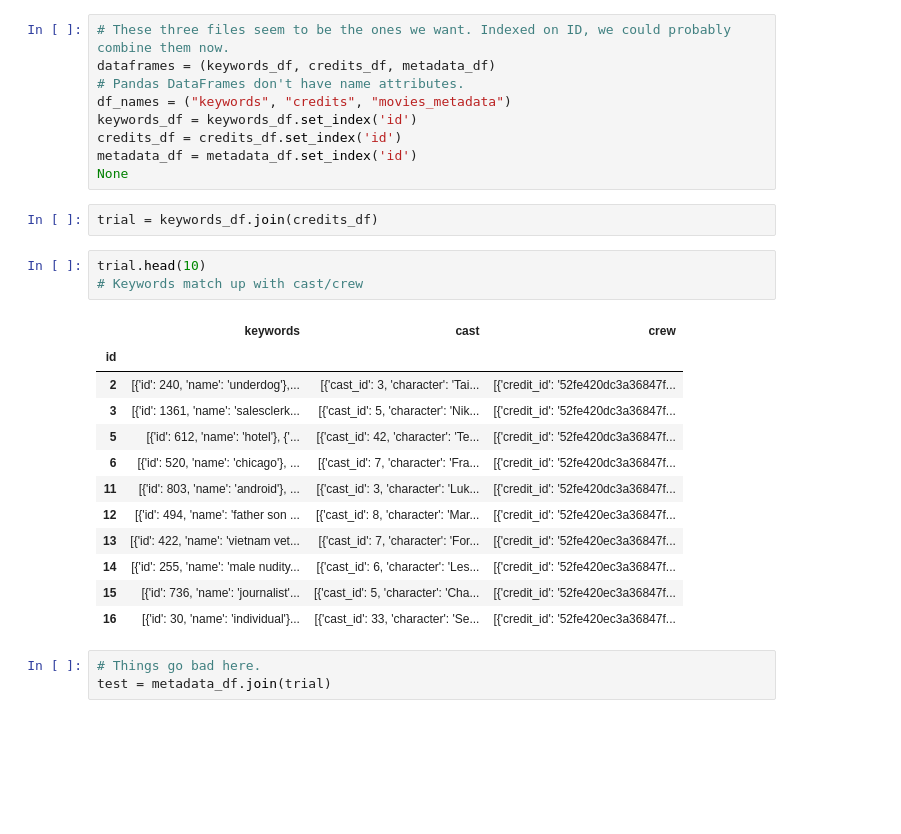
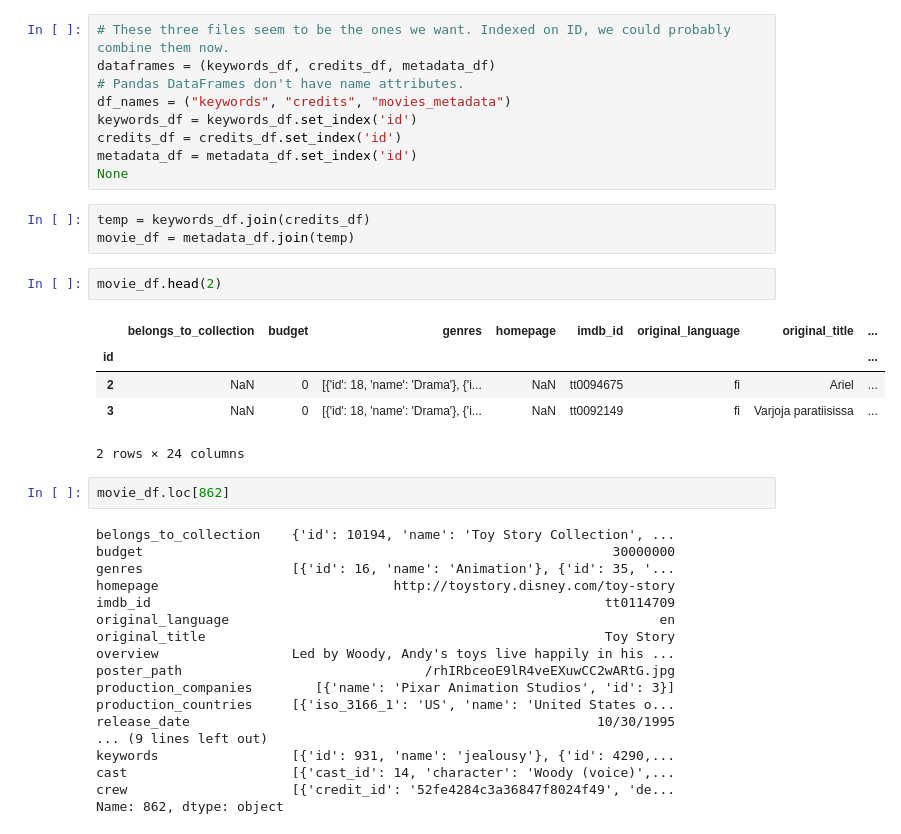
Before and after one commit to christian7137/MovieDataset, a Jupyter notebook: MovieNB_1.ipynb, the cells around one changed output. Cells and saved outputs as stored; diff of their text form; blank space fills up the shorter version.

Commit message:
Merged useful data into movie_df

```diff
--- a/MovieNB_1.ipynb
+++ b/MovieNB_1.ipynb
@@ -95,23 +121,33 @@ credits_df = credits_df.set_index('id')
 metadata_df = metadata_df.set_index('id')
 None
 # %%
-trial = keywords_df.join(credits_df)
+temp = keywords_df.join(credits_df)
+movie_df = metadata_df.join(temp)
-# %%
-trial.head(10)
-# Keywords match up with cast/crew
-# %% [output]
-|  | keywords | cast | crew |
-| id |  |  |  |
-| 2 | [{'id': 240, 'name': 'underdog'},... | [{'cast_id': 3, 'character': 'Tai... | [{'credit_id': '52fe420dc3a36847f... |
-| 3 | [{'id': 1361, 'name': 'salesclerk... | [{'cast_id': 5, 'character': 'Nik... | [{'credit_id': '52fe420dc3a36847f... |
-| 5 | [{'id': 612, 'name': 'hotel'}, {'... | [{'cast_id': 42, 'character': 'Te... | [{'credit_id': '52fe420dc3a36847f... |
-| 6 | [{'id': 520, 'name': 'chicago'}, ... | [{'cast_id': 7, 'character': 'Fra... | [{'credit_id': '52fe420dc3a36847f... |
-| 11 | [{'id': 803, 'name': 'android'}, ... | [{'cast_id': 3, 'character': 'Luk... | [{'credit_id': '52fe420dc3a36847f... |
-| 12 | [{'id': 494, 'name': 'father son ... | [{'cast_id': 8, 'character': 'Mar... | [{'credit_id': '52fe420ec3a36847f... |
-| 13 | [{'id': 422, 'name': 'vietnam vet... | [{'cast_id': 7, 'character': 'For... | [{'credit_id': '52fe420ec3a36847f... |
-| 14 | [{'id': 255, 'name': 'male nudity... | [{'cast_id': 6, 'character': 'Les... | [{'credit_id': '52fe420ec3a36847f... |
-| 15 | [{'id': 736, 'name': 'journalist'... | [{'cast_id': 5, 'character': 'Cha... | [{'credit_id': '52fe420ec3a36847f... |
-| 16 | [{'id': 30, 'name': 'individual'}... | [{'cast_id': 33, 'character': 'Se... | [{'credit_id': '52fe420ec3a36847f... |
-# %%
-# Things go bad here.
-test = metadata_df.join(trial)
+# %%
+movie_df.head(2)
+# %% [output]
+|  | belongs_to_collection | budget | genres | homepage | imdb_id | original_language | original_title | ... |
+| id |  |  |  |  |  |  |  | ... |
+| 2 | NaN | 0 | [{'id': 18, 'name': 'Drama'}, {'i... | NaN | tt0094675 | fi | Ariel | ... |
+| 3 | NaN | 0 | [{'id': 18, 'name': 'Drama'}, {'i... | NaN | tt0092149 | fi | Varjoja paratiisissa | ... |
+2 rows × 24 columns
+# %%
+movie_df.loc[862]
+# %% [output]
+belongs_to_collection    {'id': 10194, 'name': 'Toy Story Collection', ...
+budget                                                            30000000
+genres                   [{'id': 16, 'name': 'Animation'}, {'id': 35, '...
+homepage                              http://toystory.disney.com/toy-story
+imdb_id                                                          tt0114709
+original_language                                                       en
+original_title                                                   Toy Story
+overview                 Led by Woody, Andy's toys live happily in his ...
+poster_path                               /rhIRbceoE9lR4veEXuwCC2wARtG.jpg
+production_companies        [{'name': 'Pixar Animation Studios', 'id': 3}]
+production_countries     [{'iso_3166_1': 'US', 'name': 'United States o...
+release_date                                                    10/30/1995
+... (9 lines left out)
+keywords                 [{'id': 931, 'name': 'jealousy'}, {'id': 4290,...
+cast                     [{'cast_id': 14, 'character': 'Woody (voice)',...
+crew                     [{'credit_id': '52fe4284c3a36847f8024f49', 'de...
+Name: 862, dtype: object
```
Also changed, not shown: parts of 5 cells of this notebook.
